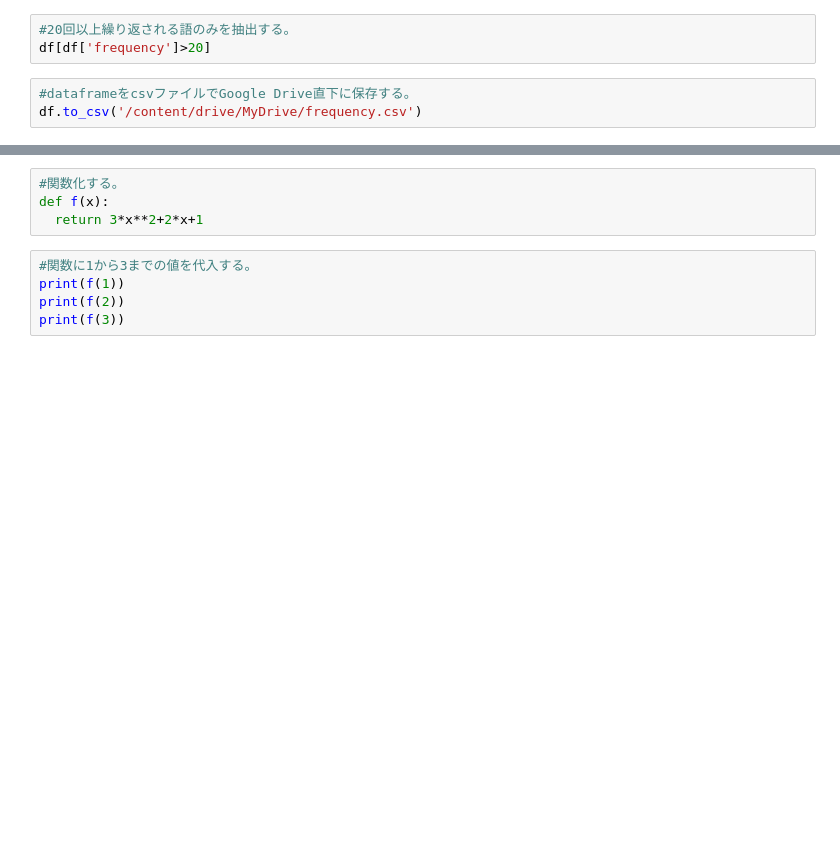
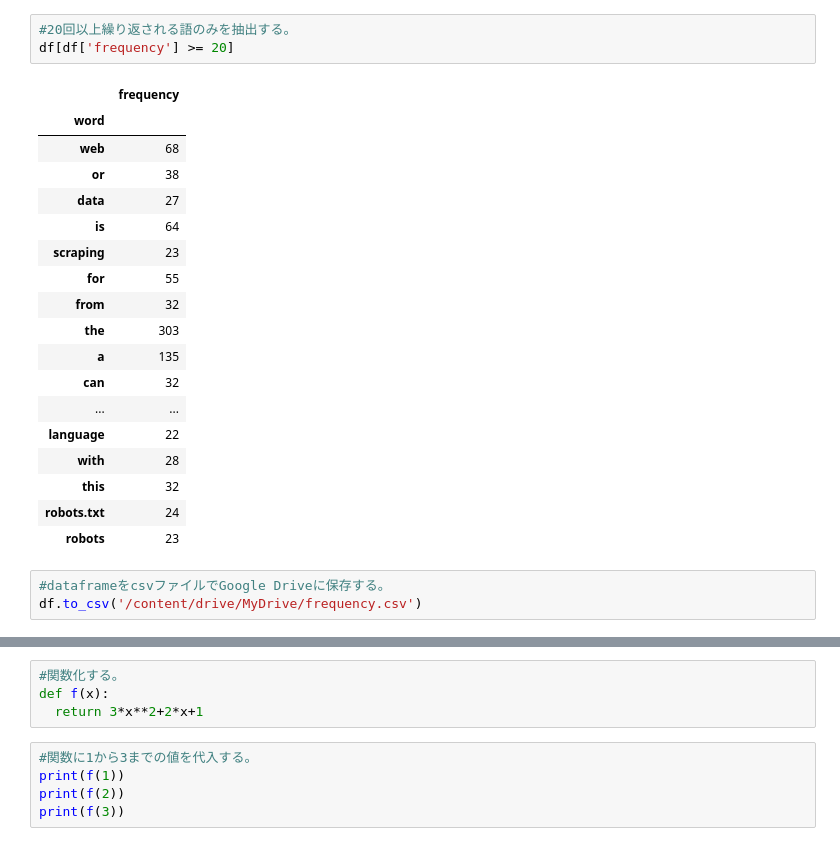
Before and after one commit to hiroto-noguchi/weekly_articles_2023, a Jupyter notebook: weekly_article_2023_03.ipynb, the cells around one changed output, grey strips where cells are left out. Cells and saved outputs as stored; diff of their text form; blank space fills up the shorter version.

```diff
--- a/weekly_article_2023_03.ipynb
+++ b/weekly_article_2023_03.ipynb
@@ -33,7 +68,26 @@ df
 # %%
 #20回以上繰り返される語のみを抽出する。
-df[df['frequency']>20]
+df[df['frequency'] >= 20]
+# %% [output]
+|  | frequency |
+| word |  |
+| web | 68 |
+| or | 38 |
+| data | 27 |
+| is | 64 |
+| scraping | 23 |
+| for | 55 |
+| from | 32 |
+| the | 303 |
+| a | 135 |
+| can | 32 |
+| ... | ... |
+| language | 22 |
+| with | 28 |
+| this | 32 |
+| robots.txt | 24 |
+| robots | 23 |
 # %%
-#dataframeをcsvファイルでGoogle Drive直下に保存する。
+#dataframeをcsvファイルでGoogle Driveに保存する。
 df.to_csv('/content/drive/MyDrive/frequency.csv')
 # %%
```
Also changed, not shown: parts of 14 cells of this notebook.
